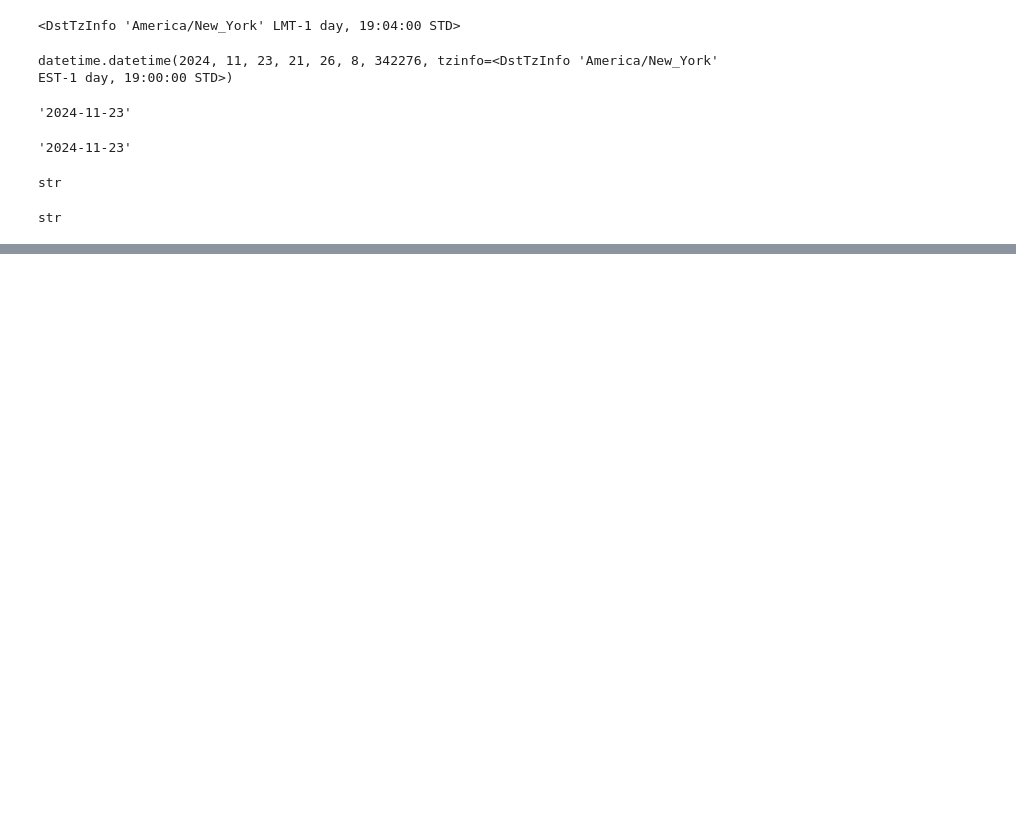
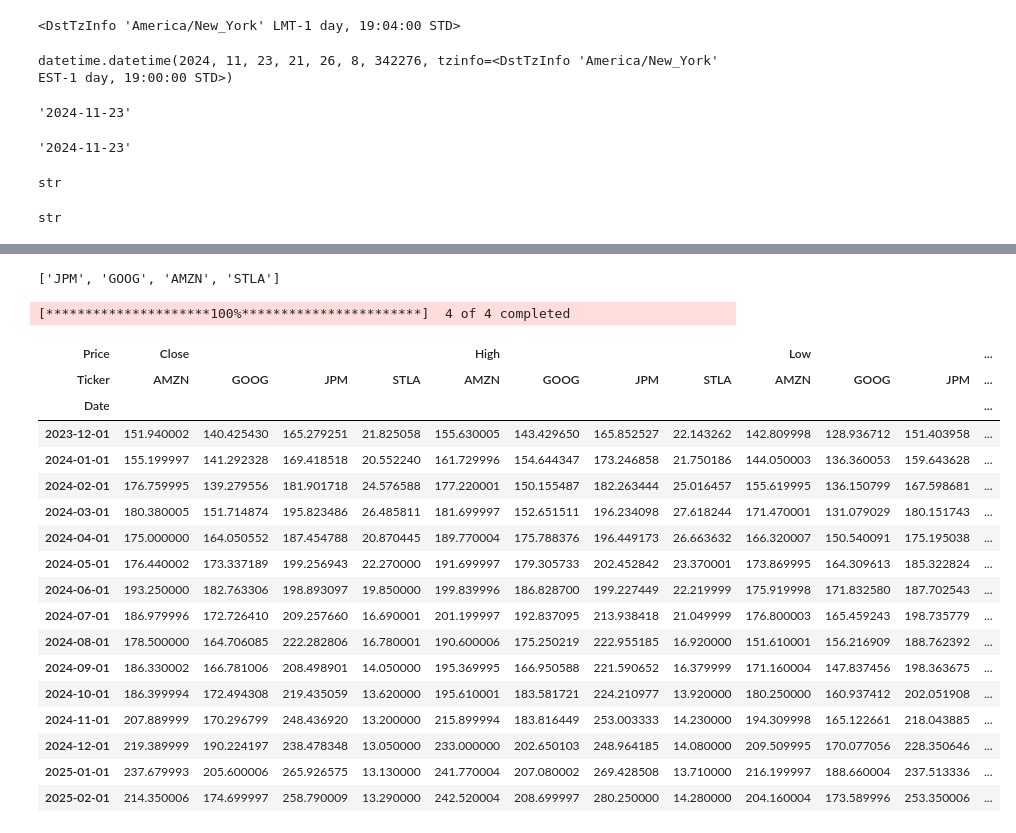
Before and after one commit to apakr/portfolio_analyzer, a Jupyter notebook: scratchwork.ipynb, the cells around one changed output, grey strips where cells are left out. Cells and saved outputs as stored; diff of their text form; code cells hidden in the pictures; blank space fills up the shorter version.

```diff
--- a/scratchwork.ipynb
+++ b/scratchwork.ipynb
@@ -318,0 +337,3 @@ data
+# %%
+import pandas as pd
+a = pd.read_csv("portfolios/simple_portf.csv")
@@ -318,0 +348,31 @@ data
+# %%
+tickers = a["TICKER"].to_list()
+# %%
+tickers
+# %% [output]
+['JPM', 'GOOG', 'AMZN', 'STLA']
+# %%
+dat = yf.download(tickers, start="2023-11-11", interval="1mo")["Close"]
+# %% [output]
+[*********************100%***********************]  4 of 4 completed
+# %%
+dat
+# %% [output]
+| Price | Close |  |  |  | High |  |  |  | Low |  |  | ... |
+| Ticker | AMZN | GOOG | JPM | STLA | AMZN | GOOG | JPM | STLA | AMZN | GOOG | JPM | ... |
+| Date |  |  |  |  |  |  |  |  |  |  |  | ... |
+| 2023-12-01 | 151.940002 | 140.425430 | 165.279251 | 21.825058 | 155.630005 | 143.429650 | 165.852527 | 22.143262 | 142.809998 | 128.936712 | 151.403958 | ... |
+| 2024-01-01 | 155.199997 | 141.292328 | 169.418518 | 20.552240 | 161.729996 | 154.644347 | 173.246858 | 21.750186 | 144.050003 | 136.360053 | 159.643628 | ... |
+| 2024-02-01 | 176.759995 | 139.279556 | 181.901718 | 24.576588 | 177.220001 | 150.155487 | 182.263444 | 25.016457 | 155.619995 | 136.150799 | 167.598681 | ... |
+| 2024-03-01 | 180.380005 | 151.714874 | 195.823486 | 26.485811 | 181.699997 | 152.651511 | 196.234098 | 27.618244 | 171.470001 | 131.079029 | 180.151743 | ... |
+| 2024-04-01 | 175.000000 | 164.050552 | 187.454788 | 20.870445 | 189.770004 | 175.788376 | 196.449173 | 26.663632 | 166.320007 | 150.540091 | 175.195038 | ... |
+| 2024-05-01 | 176.440002 | 173.337189 | 199.256943 | 22.270000 | 191.699997 | 179.305733 | 202.452842 | 23.370001 | 173.869995 | 164.309613 | 185.322824 | ... |
+| 2024-06-01 | 193.250000 | 182.763306 | 198.893097 | 19.850000 | 199.839996 | 186.828700 | 199.227449 | 22.219999 | 175.919998 | 171.832580 | 187.702543 | ... |
+| 2024-07-01 | 186.979996 | 172.726410 | 209.257660 | 16.690001 | 201.199997 | 192.837095 | 213.938418 | 21.049999 | 176.800003 | 165.459243 | 198.735779 | ... |
+| 2024-08-01 | 178.500000 | 164.706085 | 222.282806 | 16.780001 | 190.600006 | 175.250219 | 222.955185 | 16.920000 | 151.610001 | 156.216909 | 188.762392 | ... |
+| 2024-09-01 | 186.330002 | 166.781006 | 208.498901 | 14.050000 | 195.369995 | 166.950588 | 221.590652 | 16.379999 | 171.160004 | 147.837456 | 198.363675 | ... |
+| 2024-10-01 | 186.399994 | 172.494308 | 219.435059 | 13.620000 | 195.610001 | 183.581721 | 224.210977 | 13.920000 | 180.250000 | 160.937412 | 202.051908 | ... |
+| 2024-11-01 | 207.889999 | 170.296799 | 248.436920 | 13.200000 | 215.899994 | 183.816449 | 253.003333 | 14.230000 | 194.309998 | 165.122661 | 218.043885 | ... |
+| 2024-12-01 | 219.389999 | 190.224197 | 238.478348 | 13.050000 | 233.000000 | 202.650103 | 248.964185 | 14.080000 | 209.509995 | 170.077056 | 228.350646 | ... |
+| 2025-01-01 | 237.679993 | 205.600006 | 265.926575 | 13.130000 | 241.770004 | 207.080002 | 269.428508 | 13.710000 | 216.199997 | 188.660004 | 237.513336 | ... |
+| 2025-02-01 | 214.350006 | 174.699997 | 258.790009 | 13.290000 | 242.520004 | 208.699997 | 280.250000 | 14.280000 | 204.160004 | 173.589996 | 253.350006 | ... |
```
Also changed, not shown: parts of 7 cells of this notebook, 2 other files.
